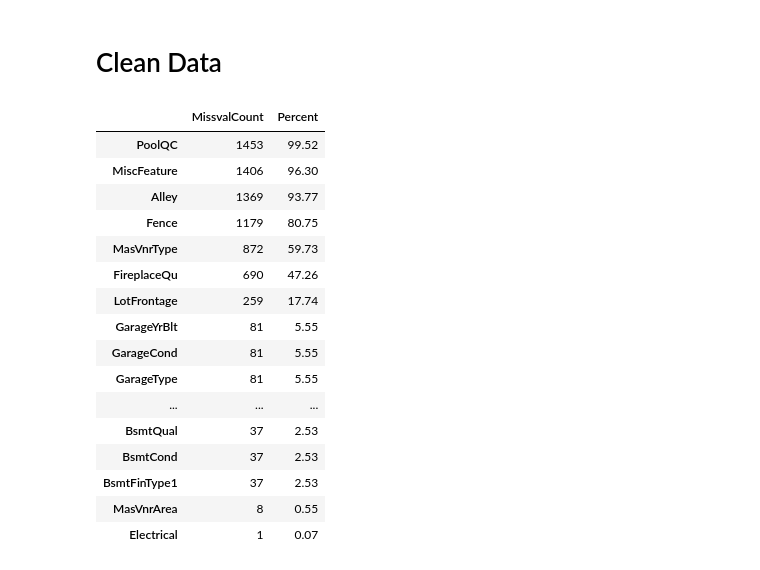
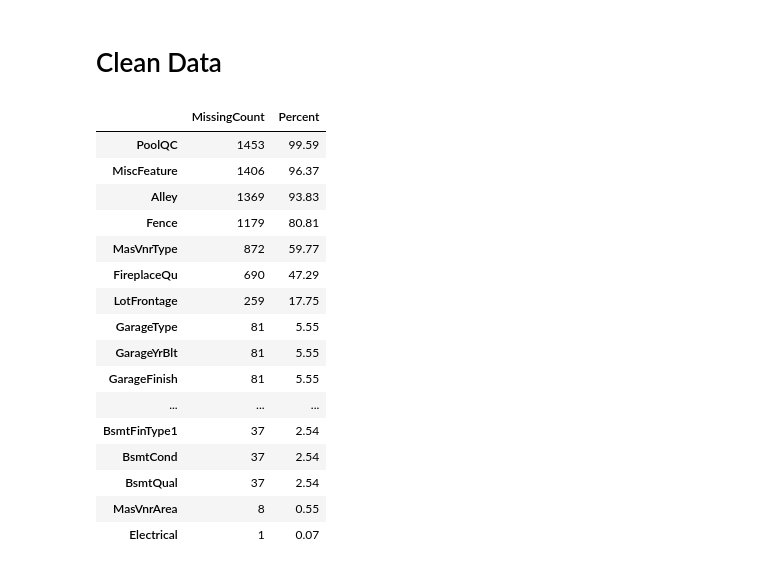
Before and after one commit to SamuelSiagian835/HousePrices-Kel9, a Jupyter notebook: PROYEK_DAMI_KEL_09.ipynb, the cells around one changed output. Saved outputs shown, nothing was run; the diff lists cells and outputs as text; code cells hidden in the pictures.

```diff
--- a/PROYEK_DAMI_KEL_09.ipynb
+++ b/PROYEK_DAMI_KEL_09.ipynb
@@ -42,8 +42,6 @@ for dirname, _, filenames in os.walk('./house_prices'):
     for filename in filenames:
         print(filename)
 # %%
-df_train = pd.read_csv('train.csv')
-df_test = pd.read_csv('test.csv')
-print(f'Train shape : {train.shape}')
-print(f'Test shape : {test.shape}')
+df_train = pd.read_csv('D:/Perkuliahan/SEMESTER 7/DAMI/PROJECT/house-prices-advanced-regression-techniques/train.csv')
+print(df_train.shape)
 # %% [output]
@@ -51,0 +49,3 @@ Test shape : (1459, 80)
+# %%
+df_test = pd.read_csv('D:/Perkuliahan/SEMESTER 7/DAMI/PROJECT/house-prices-advanced-regression-techniques/test.csv')
+print(df_test.shape)
@@ -114,31 +116,33 @@ memory usage: 912.0+ KB
 # %% [markdown]
 # Clean Data
 # %%
-# Find columns with missing values and their percent missing
-df_train.isnull().sum()
-miss_val = df_train.isnull().sum().sort_values(ascending=False)
-miss_val = pd.DataFrame(data=df_train.isnull().sum().sort_values(ascending=False), columns=['MissvalCount'])
+# Find columns with missing values and calculate their counts and percentages
+miss_val = df_train.isnull().sum()
+miss_val = miss_val[miss_val > 0].sort_values(ascending=False)  # Filter only columns with missing values
 
-# Add a new column to the dataframe and fill it with the percentage of missing values
-miss_val['Percent'] = miss_val.MissvalCount.apply(lambda x : '{:.2f}'.format(float(x)/df_train.shape[0] * 100))
-miss_val = miss_val[miss_val.MissvalCount > 0]
-miss_val
+# Create a DataFrame to display missing value counts and percentages
+miss_val_df = pd.DataFrame({
+    'MissingCount': miss_val,
+    'Percent': (miss_val / df_test.shape[0] * 100).round(2)  # Calculate percentage and round to 2 decimals
+})
+
+miss_val_df
 # %% [output]
-|  | MissvalCount | Percent |
-| PoolQC | 1453 | 99.52 |
-| MiscFeature | 1406 | 96.30 |
-| Alley | 1369 | 93.77 |
-| Fence | 1179 | 80.75 |
-| MasVnrType | 872 | 59.73 |
-| FireplaceQu | 690 | 47.26 |
-| LotFrontage | 259 | 17.74 |
+|  | MissingCount | Percent |
+| PoolQC | 1453 | 99.59 |
+| MiscFeature | 1406 | 96.37 |
+| Alley | 1369 | 93.83 |
+| Fence | 1179 | 80.81 |
+| MasVnrType | 872 | 59.77 |
+| FireplaceQu | 690 | 47.29 |
+| LotFrontage | 259 | 17.75 |
+| GarageType | 81 | 5.55 |
 | GarageYrBlt | 81 | 5.55 |
-| GarageCond | 81 | 5.55 |
-| GarageType | 81 | 5.55 |
+| GarageFinish | 81 | 5.55 |
 | ... | ... | ... |
-| BsmtQual | 37 | 2.53 |
-| BsmtCond | 37 | 2.53 |
-| BsmtFinType1 | 37 | 2.53 |
+| BsmtFinType1 | 37 | 2.54 |
+| BsmtCond | 37 | 2.54 |
+| BsmtQual | 37 | 2.54 |
 | MasVnrArea | 8 | 0.55 |
 | Electrical | 1 | 0.07 |
 # %%
```
Also changed, not shown: parts of 30 cells of this notebook.
